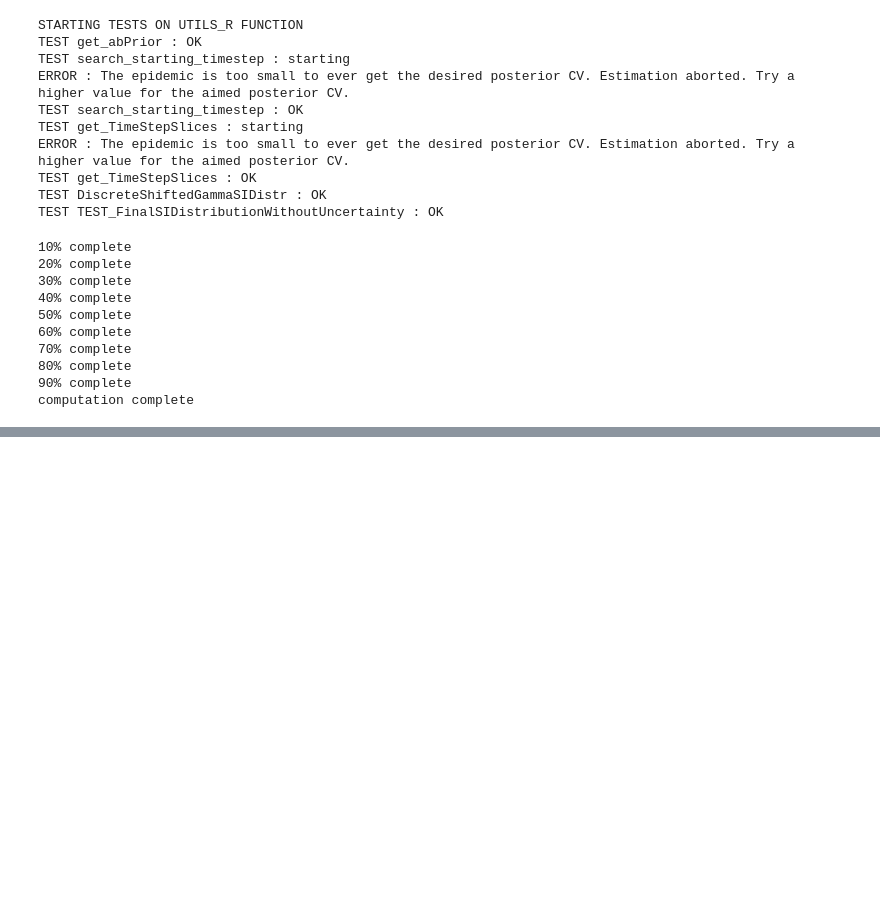
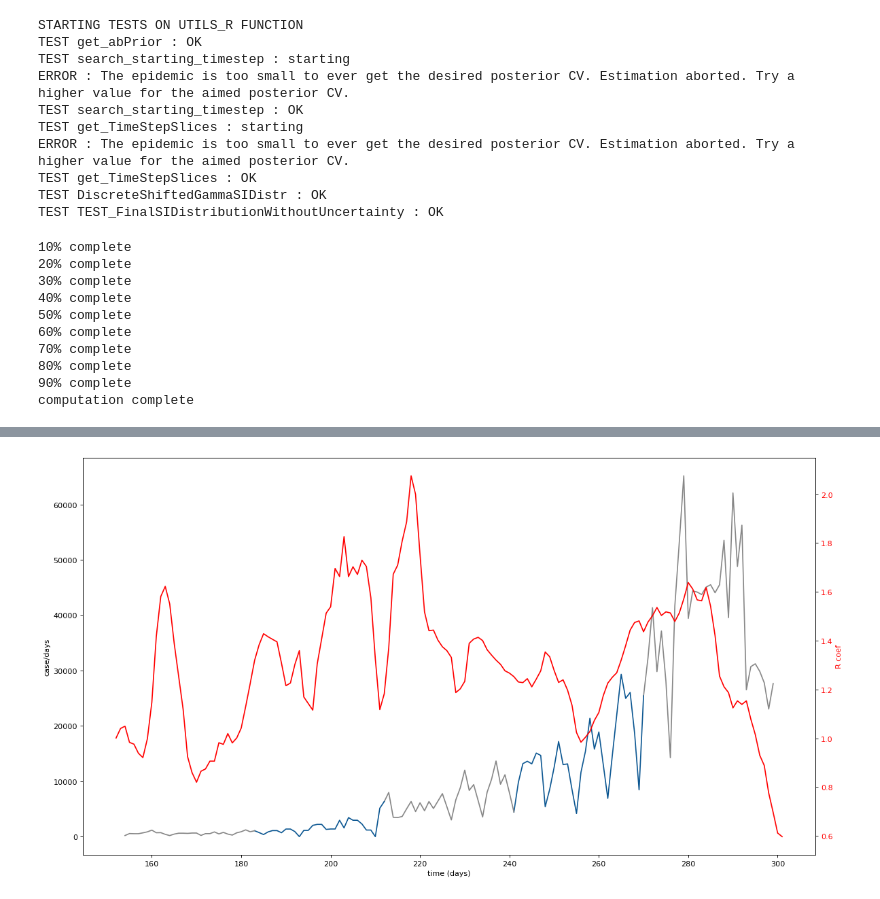
Before and after one commit to Mathonal/Rcomputing_covid19, a Jupyter notebook: 2-CALCUL_R_reduct.ipynb, the cells around one changed output, grey strips where cells are left out. Drawn from its saved outputs; the diff is of its cells as text; code cells hidden in the pictures; blank space fills up the shorter version.

```diff
--- a/2-CALCUL_R_reduct.ipynb
+++ b/2-CALCUL_R_reduct.ipynb
@@ -380,0 +389,54 @@ plt.show()
+# %%
+from matplotlib.pyplot import figure
+
+# VISUALISATION
+rangeselection = 150
+if rangeselection <= IncidenceSerie.shape[0] :
+    index = IncidenceSerie.shape[0]-rangeselection
+else : index = 0
+#print(index)
+
+Rtable = rsltdf[['timestep','MeanR']].loc[rsltdf['timestep'] > index]
+
+# X inc sections CONSTRUCTION
+xsections = []
+incsections =[]
+rangesection = 30 # 30 = month ; 7 = week
+
+lastvalue = IncidenceSerie.shape[0]-1
+i=1
+
+while True:
+    startval = max(lastvalue-rangesection,0)
+    if startval < index : break
+    x = np.array(range(startval,lastvalue))
+
+    #r = y2[startval:lastvalue]
+    i = IncidenceSerie[startval:lastvalue]
+    xsections.append(x)
+    #Rsections.append(r)
+    incsections.append(i)
+    lastvalue = startval+1
+    if startval == 0 : break
+
+#figure(num=None, figsize=(20, 10), dpi=80, facecolor='w', edgecolor='k')
+fig, ax1 = plt.subplots(figsize=(15, 8), dpi=80)
+
+ax1.set_xlabel('time (days)')
+ax1.set_ylabel('case/days')
+
+ax2 = ax1.twinx()  # instantiate a second axes that shares the same x-axis
+ax2.set_ylabel('R coef',color='red')  # we already handled the x-label with ax1
+
+colors = ['#878787', '#0c5792']
+for i,val in enumerate(xsections):
+    ax1.plot(xsections[i], incsections[i], color=colors[i%2]) # plt.plot(x, y, "y-", color=colors[i%2])
+
+#ax1.tick_params(axis='y', labelcolor=color)
+ax2.plot(Rtable['timestep'], Rtable['MeanR'], color='red')
+ax2.tick_params(axis='y', labelcolor='red')
+
+fig.tight_layout()  # otherwise the right y-label is slightly clipped
+plt.show()
+# %% [output]
+[figure, added]
```
Also changed, not shown: parts of 7 cells of this notebook, 17 other files.
